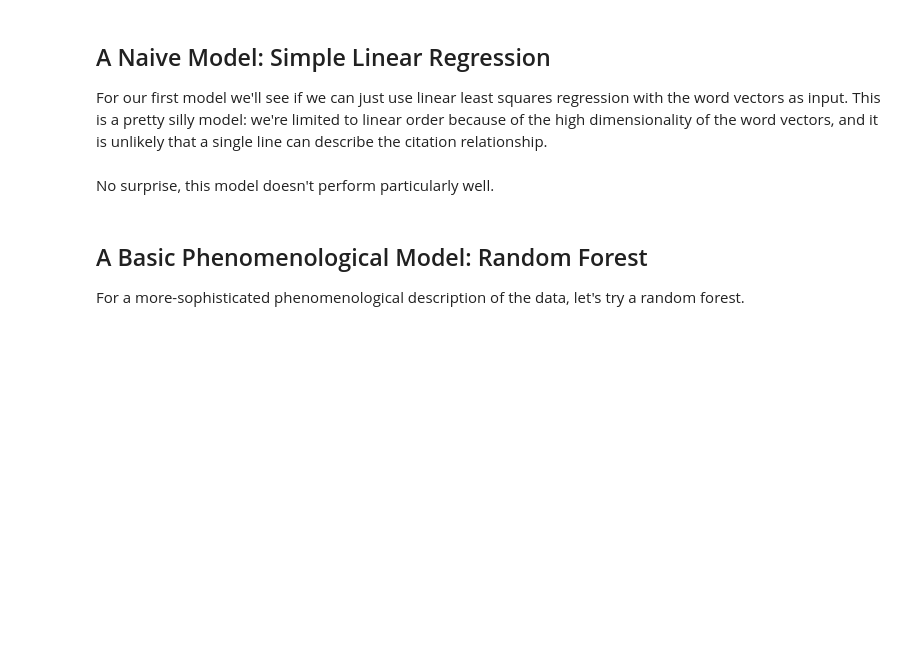
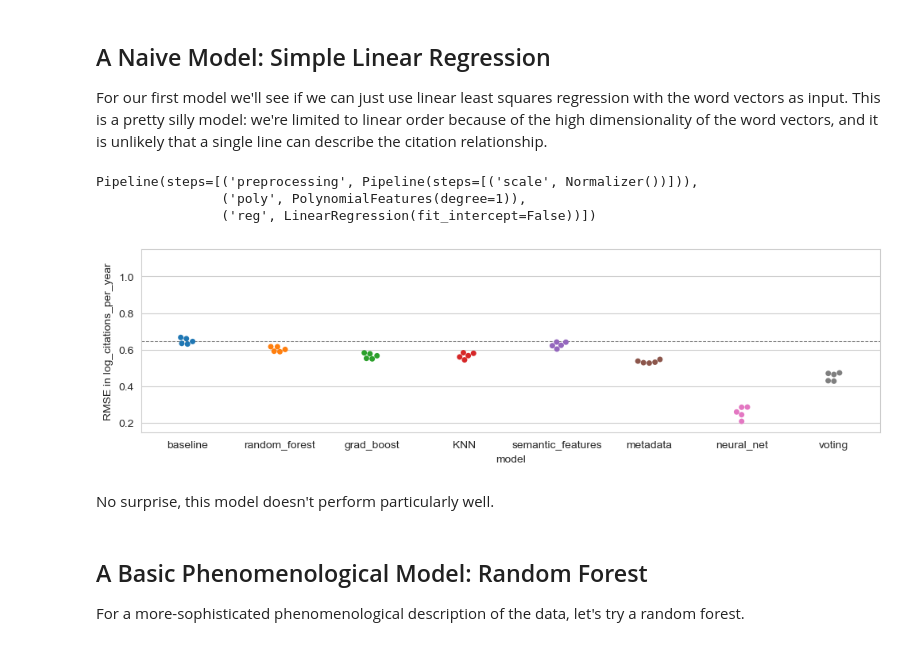
Before and after one commit to zhafen/work-sample, a Jupyter notebook: citation_prediction.ipynb, the cells around one changed output. Saved outputs shown, nothing was run; the diff lists cells and outputs as text; code cells hidden in the pictures; blank space fills up the shorter version.

Commit message:
Wrapping up the first work sample!

```diff
--- a/citation_prediction.ipynb
+++ b/citation_prediction.ipynb
@@ -42,9 +42,6 @@ pm = dict(
         'fringe_factor',
     ],
 
-    # Modeling
-    scoring = 'neg_root_mean_squared_error',
-
 )
 # %% [markdown]
 # Data
@@ -364,7 +420,7 @@ crossvals = {}
 # Perform and store cross validation
 crossvals['baseline'] = verdict.Dict( cross_validate(
     estimator = model,
-    X = X_train,
+    X = X_train_df.values,
     y = y_train,
     cv = kfold,
     scoring = 'neg_root_mean_squared_error',
@@ -394,6 +454,12 @@ model = Pipeline(
         ( 'reg', LinearRegression( fit_intercept=False ) ),
     ]
 )
+# %%
+model
+# %% [output]
+Pipeline(steps=[('preprocessing', Pipeline(steps=[('scale', Normalizer())])),
+                ('poly', PolynomialFeatures(degree=1)),
+                ('reg', LinearRegression(fit_intercept=False))])
 # %%
 # Perform and store cross validation
 crossvals['linear_regression'] = verdict.Dict( cross_validate(
@@ -408,22 +474,25 @@ crossvals['linear_regression'] = verdict.Dict( cross_validate(
 import matplotlib
 import matplotlib.pyplot as plt
 # %%
-def rmse_swarmplot( crossval, y_lim=(sample_std-0.15, sample_std+0.15) ):
+def rmse_swarmplot( crossval, y_lim=(sample_std-0.15, sample_std+0.15), ax=None ):
 
     # Format data
     df_data = -1. * verdict.Dict( crossvals ).inner_item( 'test_score' )
     crossval_df = pd.DataFrame( df_data._storage ).melt( var_name='model', value_name='rmse' )
 
     # Visualize
-    fig = plt.figure( figsize=(len(df_data)*1.5, 3) )
-    ax = plt.gca()
+    if ax is None:
+        fig = plt.figure( figsize=(len(df_data)*1.5, 3) )
+        ax = plt.gca()
 
     # Plot itself
     sns.swarmplot(
         data = crossval_df,
         x = 'model',
         y = 'rmse',
+        hue = 'model',
         ax = ax,
+        legend = None,
     )
 
     # Mark the analytic baseline value for comparison
@@ -439,9 +508,11 @@ def rmse_swarmplot( crossval, y_lim=(sample_std-0.15, sample_std+0.15) ):
 
     ax.set_ylim( y_lim )
 
-    return fig
+    return ax.get_figure()
 # %%
-fig = rmse_swarmplot( crossvals, y_lim=(sample_std-0.5, sample_std+0.5) )
+rmse_swarmplot( crossvals, y_lim=(sample_std-0.5, sample_std+0.5) )
+# %% [output]
+[figure, added]
 # %% [markdown]
 No surprise, this model doesn't perform particularly well.
 # %% [markdown]
```
Also changed, not shown: parts of 65 cells of this notebook.
